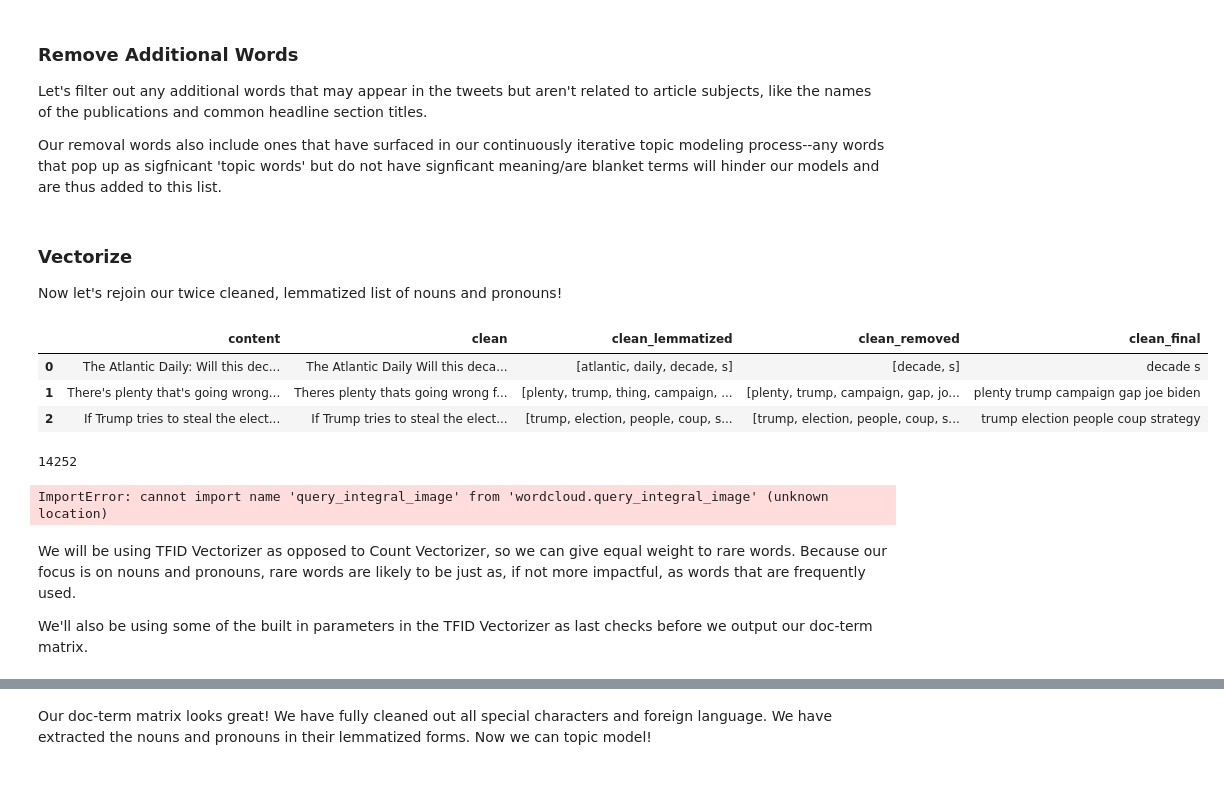
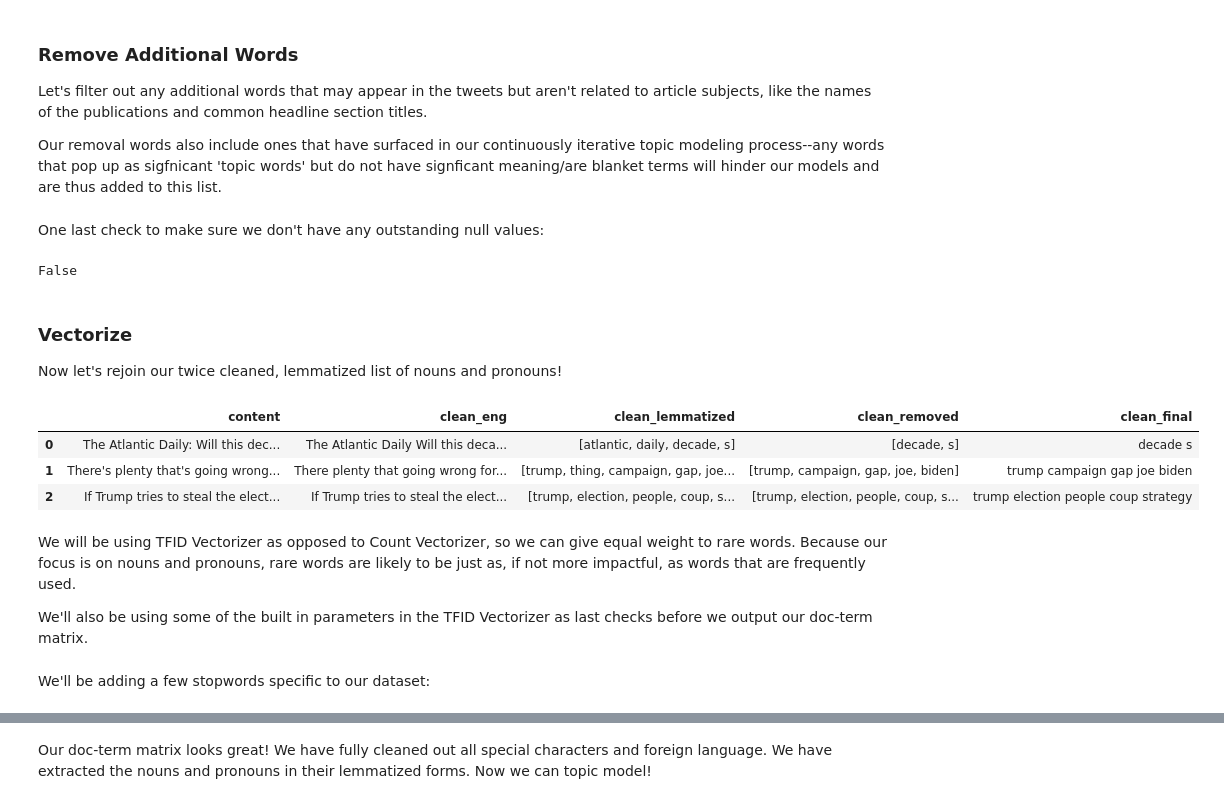
Before and after one commit to JuliaQiao/NLP_News_Recommender, a Jupyter notebook: Text_Pro_Spacy.ipynb, the cells around one changed output, grey strips where cells are left out. Cells and saved outputs as stored; diff of their text form; code cells hidden in the pictures.

```diff
--- a/Text_Pro_Spacy.ipynb
+++ b/Text_Pro_Spacy.ipynb
@@ -153,0 +220,2 @@ df_raw[df_raw.clean == " "]
+# %%
+df = df_raw.copy()
@@ -180,5 +252,5 @@ def preprocess_pipe(texts):
 # %%
 %%time
 #apply function and create a new column to house the outputs
-df_raw['clean_lemmatized'] = preprocess_pipe(df_raw['clean'])
+df['clean_lemmatized'] = preprocess_pipe(df['clean_eng'])
 # %% [output]
@@ -204,48 +276,26 @@ removal_words= ["times", "wall", "street", "journal", "new", "yorker", "york", "
 # %%
-df_raw['clean_removed'] = df_raw['clean_lemmatized'].apply(lambda x: [word for word in x if word not in removal_words])
+df['clean_removed'] = df['clean_lemmatized'].apply(lambda x: [word for word in x if word not in removal_words])
+# %% [markdown]
+One last check to make sure we don't have any outstanding null values:
+# %%
+df.isnull().values.any()
+# %% [output]
+False
 # %% [markdown]
 ### Vectorize
 Now let's rejoin our twice cleaned, lemmatized list of nouns and pronouns!
 # %%
-df_raw['clean_final'] = df_raw['clean_removed'].apply(lambda x: ' '.join(x))
+df['clean_final'] = df['clean_removed'].apply(lambda x: ' '.join(x))
 # %%
-df_raw[['content', 'clean', 'clean_lemmatized', 'clean_removed', 'clean_final']].head(3)
+df[['content', 'clean_eng', 'clean_lemmatized', 'clean_removed', 'clean_final']].head(3)
 # %% [output]
-|  | content | clean | clean_lemmatized | clean_removed | clean_final |
+|  | content | clean_eng | clean_lemmatized | clean_removed | clean_final |
 | 0 | The Atlantic Daily: Will this dec... | The Atlantic Daily Will this deca... | [atlantic, daily, decade, s] | [decade, s] | decade s |
-| 1 | There's plenty that's going wrong... | Theres plenty thats going wrong f... | [plenty, trump, thing, campaign, ... | [plenty, trump, campaign, gap, jo... | plenty trump campaign gap joe biden |
+| 1 | There's plenty that's going wrong... | There plenty that going wrong for... | [trump, thing, campaign, gap, joe... | [trump, campaign, gap, joe, biden] | trump campaign gap joe biden |
 | 2 | If Trump tries to steal the elect... | If Trump tries to steal the elect... | [trump, election, people, coup, s... | [trump, election, people, coup, s... | trump election people coup strategy |
-# %%
-#how many times does coronavirus appear?
-counter = 0
-for word in df_raw['clean_lemmatized']:
-    if "coronavirus" in word:
-        counter = counter +1
-print(counter)
-# %% [output]
-14252
-# %%
-from wordcloud import WordCloud
-#from worldcloud.query_integral_image import query_integral_image
-import matplotlib.pyplot as plt
-
-clean_words = ' '.join([doc for doc in df_raw['clean_final']])
-
-wordcloud = WordCloud(width = 800, height = 800,
-                background_color ='white',
-                stopwords = stopwords,
-                min_font_size = 10).generate(clean_words)
-
-# plot the WordCloud image
-plt.figure(figsize = (8, 8), facecolor = None)
-plt.imshow(wordcloud)
-plt.axis("off")
-plt.tight_layout(pad = 0)
-
-plt.show()
-# %% [output]
-ImportError: cannot import name 'query_integral_image' from 'wordcloud.query_integral_image' (unknown location)
 # %% [markdown]
 We will be using TFID Vectorizer as opposed to Count Vectorizer, so we can give equal weight to rare words. Because our focus is on nouns and pronouns, rare words are likely to be just as, if not more impactful, as words that are frequently used.
 
 We'll also be using some of the built in parameters in the TFID Vectorizer as last checks before we output our doc-term matrix.
+# %% [markdown]
+We'll be adding a few stopwords specific to our dataset:
```
Also changed, not shown: parts of 180 cells of this notebook, 1 other file.
